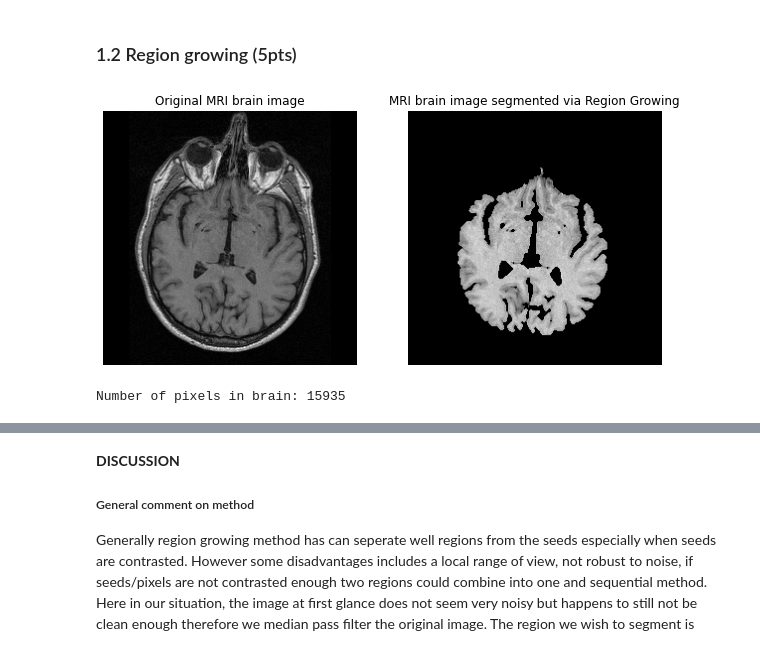
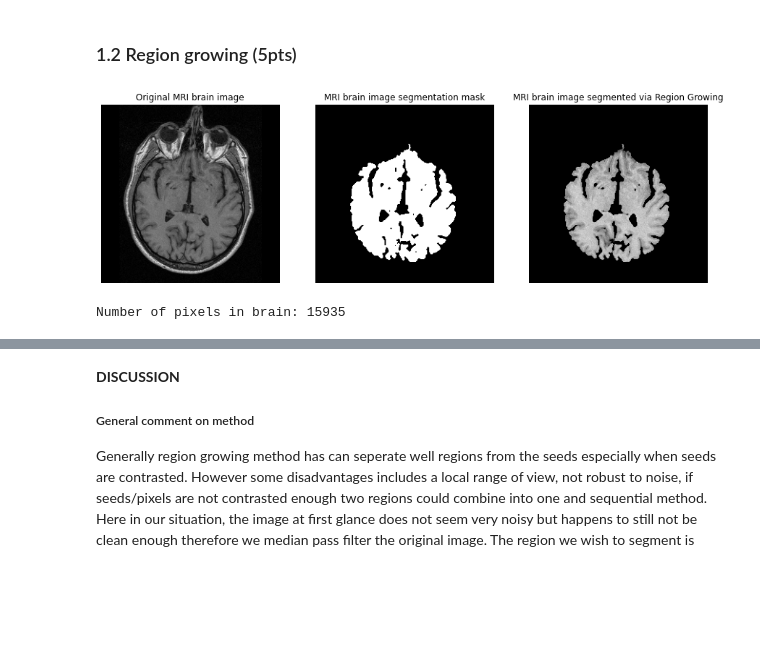
Before and after one commit to Andrea-Oliveri/Image-Processing-Assignements, a Jupyter notebook: Lab 1/lab_01_segmentation.ipynb, the cells around one changed output, grey strips where cells are left out. Saved outputs shown, nothing was run; the diff lists cells and outputs as text; code cells hidden in the pictures; blank space fills up the shorter version.

```diff
--- a/Lab 1/lab_01_segmentation.ipynb
+++ b/Lab 1/lab_01_segmentation.ipynb
@@ -167,40 +167,44 @@ def segment_region_growing(image, seed, threshold, neighbourhood_size):
 
     return output
 
 
 # Region Growing parameters.
 seed      = (140, 140)
 threshold = 4
 neighbourhood_size = 1
 
 # Filter parameters.
 size_median_filter_image = 3
 size_median_filter_mask  = 3
 
 
-## Applying a median filter in order to reduce the noise while keeping the edges clear.
+# Applying a median filter in order to reduce the noise while keeping the edges clear.
 brain_median = cv.medianBlur(brain_im, size_median_filter_image)
 
 # Segmenting.
 mask = segment_region_growing(brain_median, seed, threshold, neighbourhood_size)
+
+# Applying a median filter in order to close small holes in the mask.
 mask = cv.medianBlur(mask.astype(np.uint8), size_median_filter_mask)
 
 
-# Display Segmentation Mask.
-fig, ax = plt.subplots(1, 2, figsize=(10, 5))
-masked_image = np.where(mask, brain_im, 0)
+# Display Segmentated Brain.
+fig, ax = plt.subplots(1, 3, figsize=(15, 5))
 ax[0].imshow(brain_im, cmap='gray')
 ax[0].set_title('Original MRI brain image')
 ax[0].axis('off')
-ax[1].imshow(masked_image, cmap='gray')
-ax[1].set_title('MRI brain image segmented via Region Growing')
+ax[1].imshow(mask, cmap='gray')
+ax[1].set_title('MRI brain image segmentation mask')
 ax[1].axis('off')
+ax[2].imshow(np.where(mask, brain_im, 0), cmap='gray')
+ax[2].set_title('MRI brain image segmented via Region Growing')
+ax[2].axis('off')
 plt.show()
 
 # Count number of pixels in brain.
 print(f"Number of pixels in brain: {mask.sum()}")
 # %% [output]
-[figure, old version]
+[figure, new version]
 Number of pixels in brain: 15935
 # %%
 %%timeit
```
Also changed, not shown: parts of 11 cells of this notebook.
